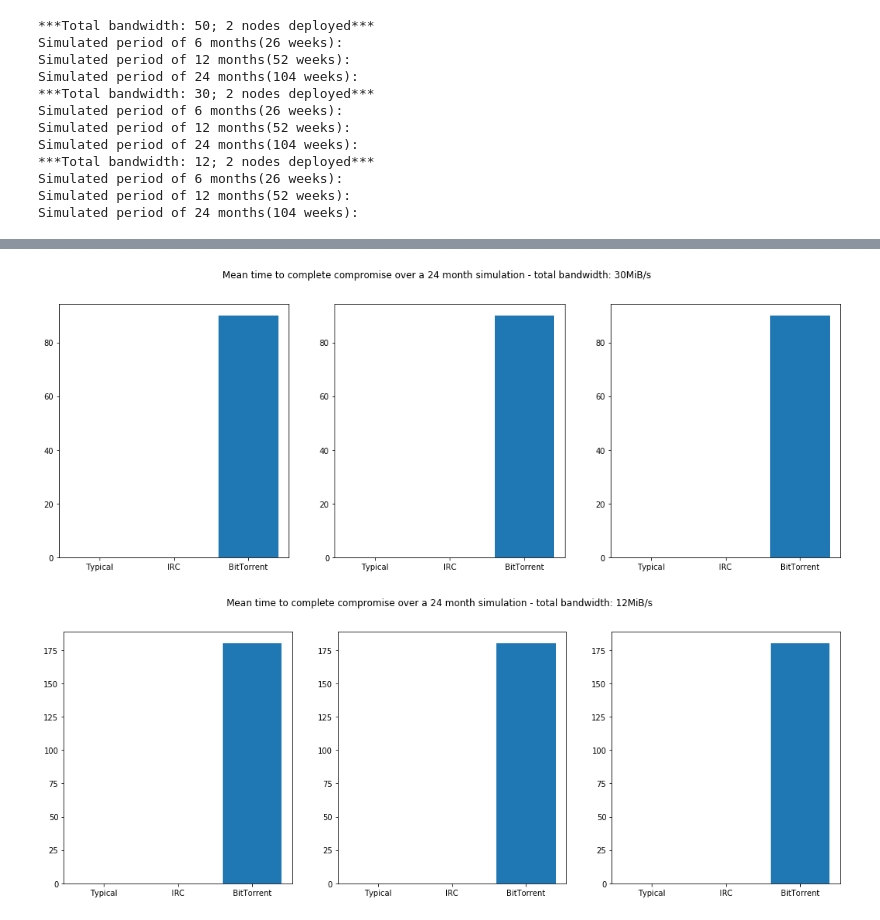
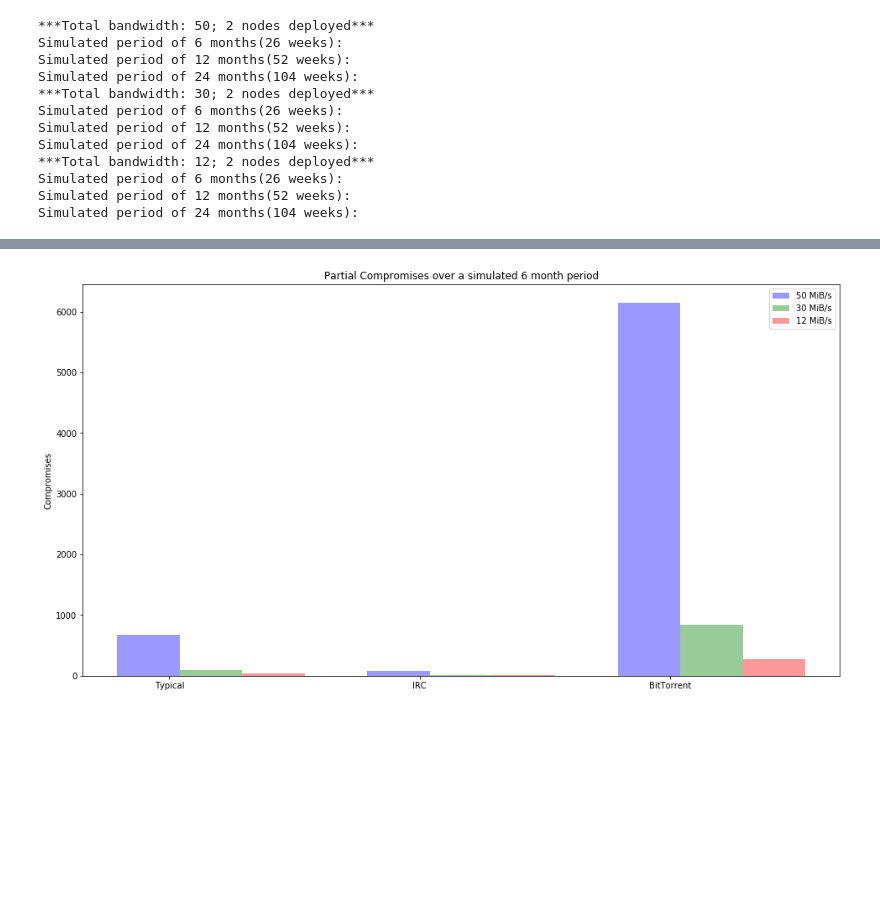
Before and after one commit to leoreppas/IndividualProject, a Jupyter notebook: TorPS2019.ipynb, the cells around one changed output, grey strips where cells are left out. Saved outputs shown, nothing was run; the diff lists cells and outputs as text; code cells hidden in the pictures; blank space fills up the shorter version.

Commit message:
New and improved graphs produced

```diff
--- a/TorPS2019.ipynb
+++ b/TorPS2019.ipynb
@@ -822,22 +676,36 @@ create_graph(user_models, values, title)
-# %%
-# have to deal with the chance that there is a division by zero
-values1 = 0 if (typ_complete_compr6 == 0) else math.ceil(1/(typ_complete_compr6/180))
-values2 = 0 if (irc_complete_compr6 == 0) else math.ceil(1/(irc_complete_compr6/180))
-values3 = 0 if (bit_complete_compr6 == 0) else math.ceil(1/(bit_complete_compr6/180))
-
-values = [values1, values2, values3]
-title = 'Mean time to complete compromise over a 24 month simulation - total bandwidth: 30MiB/s'
-create_graph(user_models, values, title)
-# %% [output]
-[figure, removed]
-# %%
-# have to deal with the chance that there is a division by zero
-values1 = 0 if (typ_complete_compr9 == 0) else math.ceil(1/(typ_complete_compr9/180))
-values2 = 0 if (irc_complete_compr9 == 0) else math.ceil(1/(irc_complete_compr9/180))
-values3 = 0 if (bit_complete_compr9 == 0) else math.ceil(1/(bit_complete_compr9/180))
-
-values = [values1, values2, values3]
-title = 'Mean time to complete compromise over a 24 month simulation - total bandwidth: 12MiB/s'
-create_graph(user_models, values, title)
-# %% [output]
-[figure, removed]
+# %%
+# Improved and more meaningful graph production
+band50_values = (typ_partial_compr1, irc_partial_compr1, bit_partial_compr1)
+band30_values = (typ_partial_compr4, irc_partial_compr4, bit_partial_compr4)
+band12_values = (typ_partial_compr7, irc_partial_compr7, bit_partial_compr7)
+
+fig, ax = plt.subplots()
+n_groups = 3
+bar_width = 0.25
+index = np.arange(n_groups)
+opacity = 0.4
+
+rects1 = ax.bar(index, band50_values, bar_width,
+                alpha=opacity, color='b',
+                label='50 MiB/s')
+
+rects2 = ax.bar(index + bar_width, band30_values, bar_width,
+                alpha=opacity, color='g',
+                label='30 MiB/s')
+
+rects3 = ax.bar(index + (bar_width*2), band12_values, bar_width,
+                alpha=opacity, color='r',
+                label='12 MiB/s')
+
+#ax.set_xlabel('Bandwidth(MiB/s)')
+ax.set_ylabel('Compromises')
+ax.set_title('Partial Compromises over a simulated 6 month period')
+ax.set_xticks(index + bar_width / 3)
+ax.set_xticklabels(('Typical', 'IRC', 'BitTorrent'))
+ax.legend()
+
+fig.tight_layout()
+fig.set_size_inches(15, 8)
+plt.show()
+# %% [output]
+[figure, added]
```
Also changed, not shown: parts of 30 cells of this notebook.
